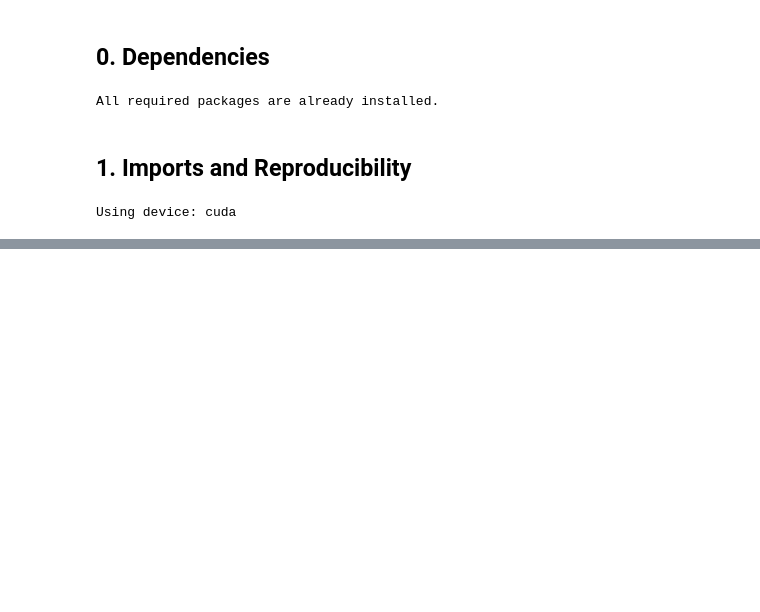
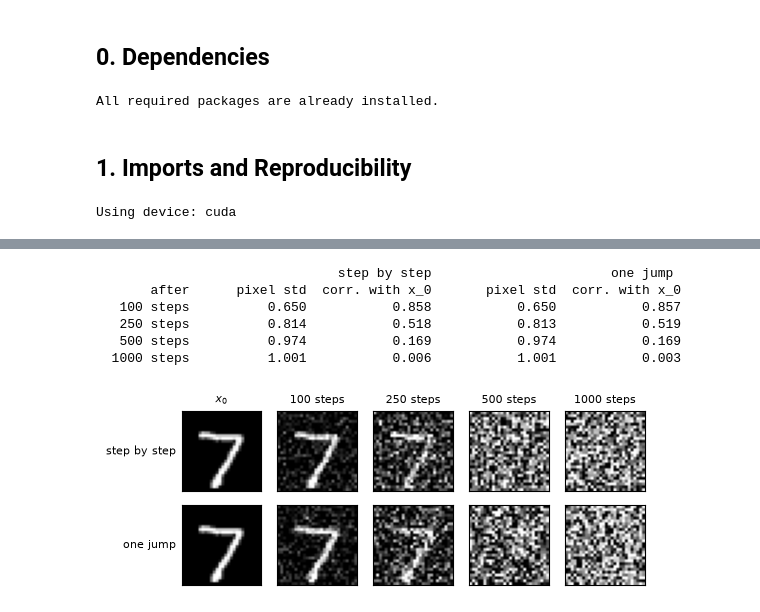
Before and after one commit to nahuelcostac/generative-networks, a Jupyter notebook: diffusion/diffusion.ipynb, the cells around one changed output, grey strips where cells are left out. Cells and saved outputs as stored; diff of their text form; code cells hidden in the pictures; blank space fills up the shorter version.

```diff
--- a/diffusion/diffusion.ipynb
+++ b/diffusion/diffusion.ipynb
@@ -215,0 +260,49 @@ show_forward_diffusion(real_images, forward_timesteps)
+# %%
+@torch.no_grad()
+def q_step(x_previous, t, schedule=schedule):
+    """One forward step: x_t = sqrt(1 - beta_t) x_{t-1} + sqrt(beta_t) epsilon."""
+    beta_t = schedule["betas"][t]
+    return torch.sqrt(1.0 - beta_t) * x_previous + torch.sqrt(beta_t) * torch.randn_like(x_previous)
+
+
+def correlation_with(x, reference):
+    """Average correlation between each image and its reference: 1 = the same digit, 0 = nothing left of it."""
+    a = (x - x.mean((1, 2, 3), keepdim=True)).flatten(1)
+    b = (reference - reference.mean((1, 2, 3), keepdim=True)).flatten(1)
+    return ((a * b).sum(1) / (a.norm(dim=1) * b.norm(dim=1))).mean().item()
+
+
+seed_everything()
+x_0 = test_images[:1000]
+checkpoints = [99, 249, 499, num_timesteps - 1]
+
+x = x_0.clone()
+step_by_step = {}
+for t in range(num_timesteps):
+    x = q_step(x, t)
+    if t in checkpoints:
+        step_by_step[t] = x.clone()
+
+one_jump = {t: q_sample(x_0, torch.full((len(x_0),), t, device=device)) for t in checkpoints}
+
+print(f"{'':>12} {'step by step':>30} {'one jump':>30}")
+print(f"{'after':>12} {'pixel std':>14} {'corr. with x_0':>15} {'pixel std':>15} {'corr. with x_0':>15}")
+for t in checkpoints:
+    a, b = step_by_step[t], one_jump[t]
+    print(f"{t + 1:>6} steps {a.std().item():>14.3f} {correlation_with(a, x_0):>15.3f} "
+          f"{b.std().item():>15.3f} {correlation_with(b, x_0):>15.3f}")
+
+show_rows(
+    [torch.cat([x_0[:1]] + [step_by_step[t][:1] for t in checkpoints]),
+     torch.cat([x_0[:1]] + [one_jump[t][:1] for t in checkpoints])],
+    row_titles=["step by step", "one jump"],
+    column_titles=["$x_0$"] + [f"{t + 1} steps" for t in checkpoints],
+)
+# %% [output]
+                               step by step                       one jump
+       after      pixel std  corr. with x_0       pixel std  corr. with x_0
+   100 steps          0.650           0.858           0.650           0.857
+   250 steps          0.814           0.518           0.813           0.519
+   500 steps          0.974           0.169           0.974           0.169
+  1000 steps          1.001           0.006           1.001           0.003
+[figure, added]
```
Also changed, not shown: parts of 83 cells of this notebook, 1 other file.
